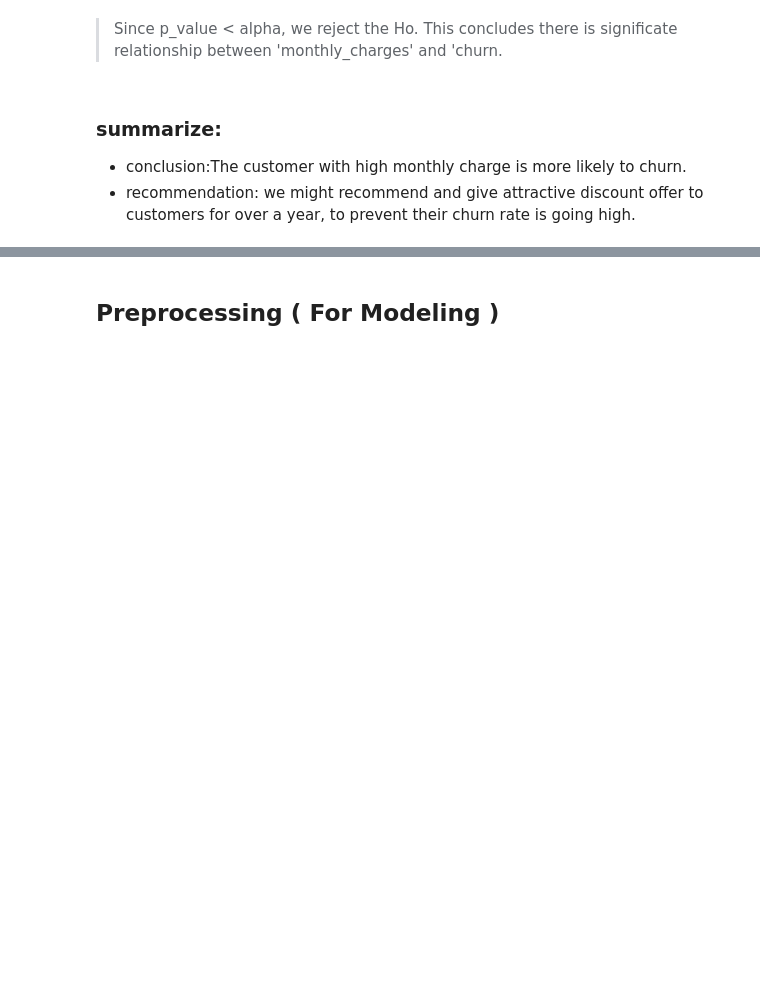
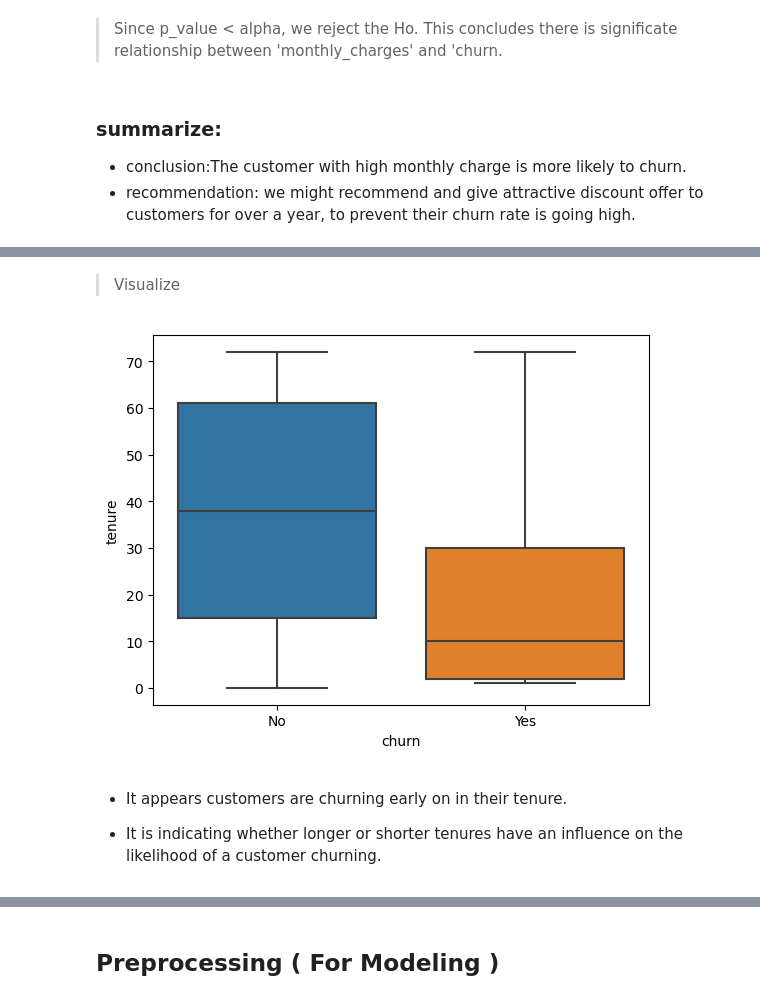
Before and after one commit to sikandar-shrestha/classification_project_telco, a Jupyter notebook: Final_Report.ipynb, the cells around one changed output, grey strips where cells are left out. Drawn from its saved outputs; the diff is of its cells as text; code cells hidden in the pictures; blank space fills up the shorter version.

```diff
--- a/Final_Report.ipynb
+++ b/Final_Report.ipynb
@@ -359,0 +369,10 @@ p_value:9.83259830397179e-30
+# %% [markdown]
+> Visualize
+# %%
+sns.boxplot(data=train, y='tenure', x='churn');
+# %% [output]
+[figure, added]
+# %% [markdown]
+* It appears customers are churning early on in their tenure.
+
+* It is indicating whether longer or shorter tenures have an influence on the likelihood of a customer churning.
```
Also changed, not shown: parts of 22 cells of this notebook, 3 other files.
